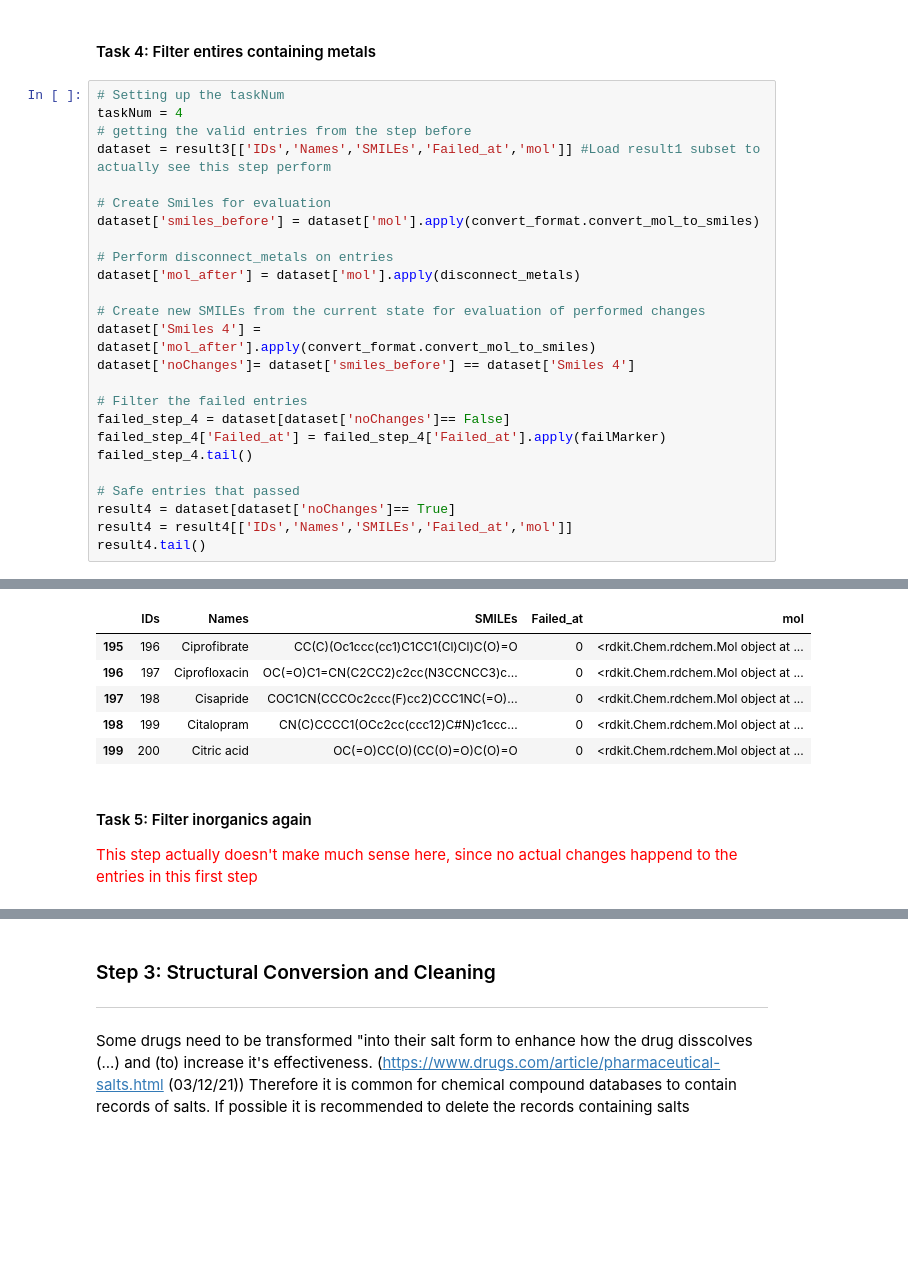
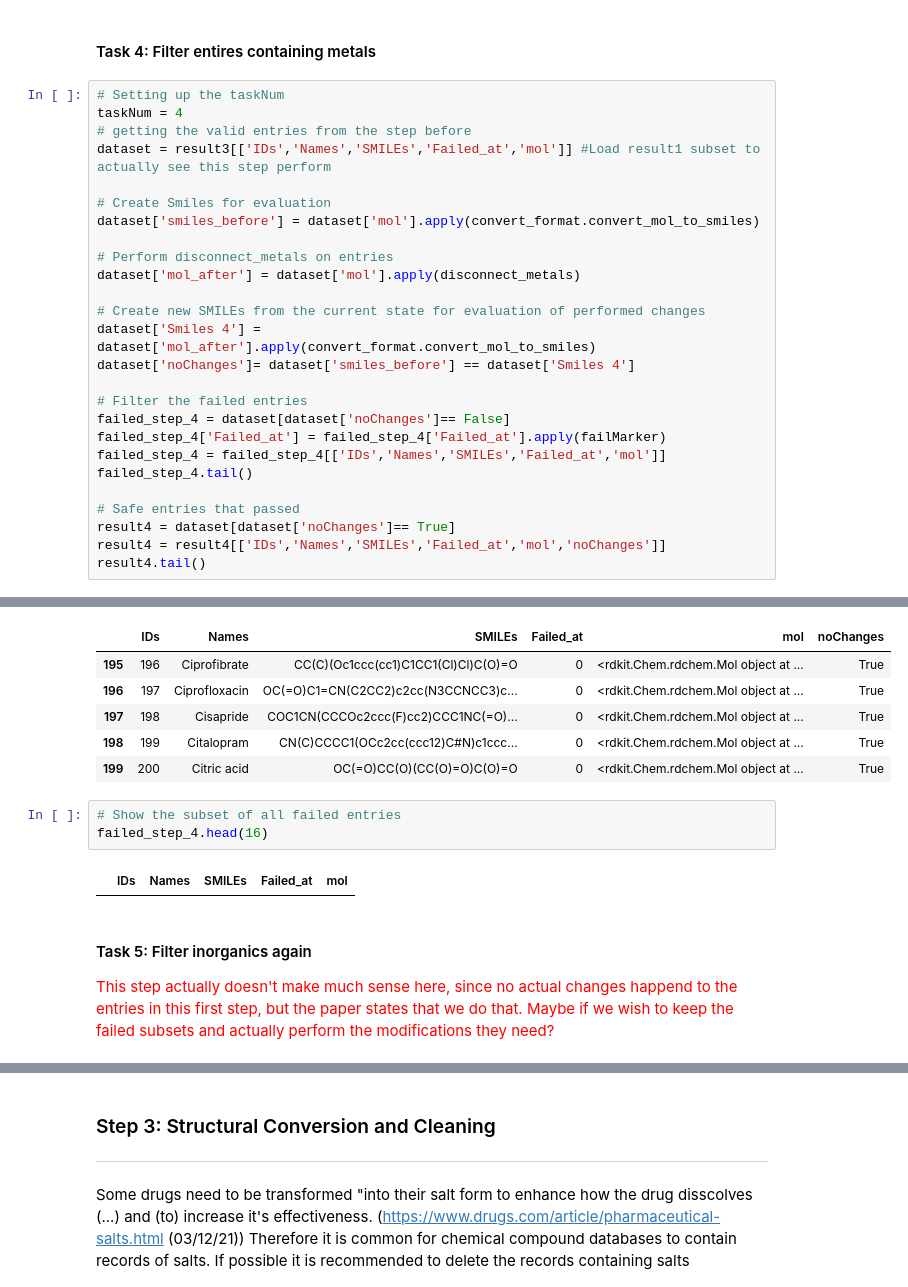
Before and after one commit to volkamerlab/opencadd, a Jupyter notebook: docs/tutorials/standardization.ipynb, the cells around one changed output, grey strips where cells are left out. Cells and saved outputs as stored; diff of their text form; blank space fills up the shorter version.

```diff
--- a/docs/tutorials/standardization.ipynb
+++ b/docs/tutorials/standardization.ipynb
@@ -262,10 +287,11 @@ dataset['noChanges']= dataset['smiles_before'] == dataset['Smiles 4']
 # Filter the failed entries
 failed_step_4 = dataset[dataset['noChanges']== False]
 failed_step_4['Failed_at'] = failed_step_4['Failed_at'].apply(failMarker)
+failed_step_4 = failed_step_4[['IDs','Names','SMILEs','Failed_at','mol']]
 failed_step_4.tail()
 
 # Safe entries that passed
 result4 = dataset[dataset['noChanges']== True]
-result4 = result4[['IDs','Names','SMILEs','Failed_at','mol']]
+result4 = result4[['IDs','Names','SMILEs','Failed_at','mol','noChanges']]
 result4.tail()
 # %% [output]
@@ -289,12 +315,17 @@ RDKit INFO: [14:36:22] Running MetalDisconnector
-|  | IDs | Names | SMILEs | Failed_at | mol |
-| 195 | 196 | Ciprofibrate | CC(C)(Oc1ccc(cc1)C1CC1(Cl)Cl)C(O)=O | 0 | <rdkit.Chem.rdchem.Mol object at ... |
-| 196 | 197 | Ciprofloxacin | OC(=O)C1=CN(C2CC2)c2cc(N3CCNCC3)c... | 0 | <rdkit.Chem.rdchem.Mol object at ... |
-| 197 | 198 | Cisapride | COC1CN(CCCOc2ccc(F)cc2)CCC1NC(=O)... | 0 | <rdkit.Chem.rdchem.Mol object at ... |
-| 198 | 199 | Citalopram | CN(C)CCCC1(OCc2cc(ccc12)C#N)c1ccc... | 0 | <rdkit.Chem.rdchem.Mol object at ... |
-| 199 | 200 | Citric acid | OC(=O)CC(O)(CC(O)=O)C(O)=O | 0 | <rdkit.Chem.rdchem.Mol object at ... |
+|  | IDs | Names | SMILEs | Failed_at | mol | noChanges |
+| 195 | 196 | Ciprofibrate | CC(C)(Oc1ccc(cc1)C1CC1(Cl)Cl)C(O)=O | 0 | <rdkit.Chem.rdchem.Mol object at ... | True |
+| 196 | 197 | Ciprofloxacin | OC(=O)C1=CN(C2CC2)c2cc(N3CCNCC3)c... | 0 | <rdkit.Chem.rdchem.Mol object at ... | True |
+| 197 | 198 | Cisapride | COC1CN(CCCOc2ccc(F)cc2)CCC1NC(=O)... | 0 | <rdkit.Chem.rdchem.Mol object at ... | True |
+| 198 | 199 | Citalopram | CN(C)CCCC1(OCc2cc(ccc12)C#N)c1ccc... | 0 | <rdkit.Chem.rdchem.Mol object at ... | True |
+| 199 | 200 | Citric acid | OC(=O)CC(O)(CC(O)=O)C(O)=O | 0 | <rdkit.Chem.rdchem.Mol object at ... | True |
+# %%
+# Show the subset of all failed entries
+failed_step_4.head(16)
+# %% [output]
+|  | IDs | Names | SMILEs | Failed_at | mol |
 # %% [markdown]
 #### Task 5: Filter inorganics again
-<span style='color:red'>This step actually doesn't make much sense here, since no actual changes happend to the entries in this first step</span>
+<span style='color:red'>This step actually doesn't make much sense here, since no actual changes happend to the entries in this first step, but the paper states that we do that. Maybe if we wish to keep the failed subsets and actually perform the modifications they need?</span>
 # %%
 # Setting up the taskNum
 taskNum = 5
```
Also changed, not shown: parts of 27 cells of this notebook.
